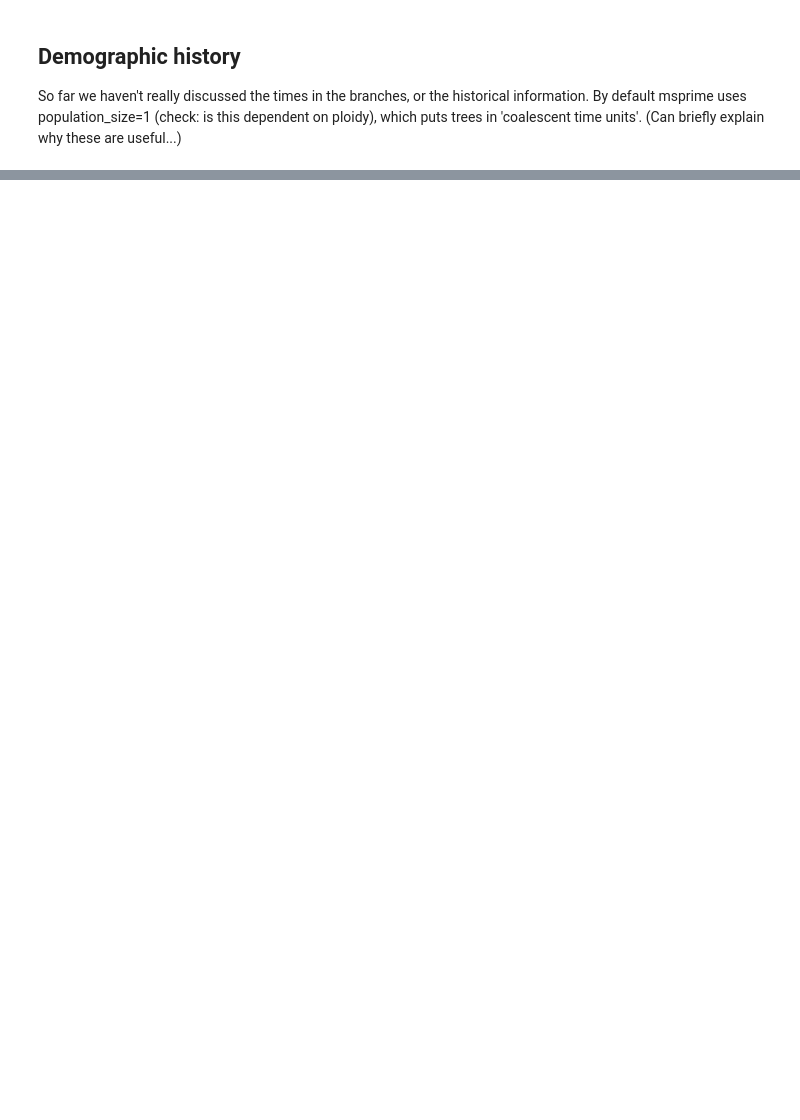
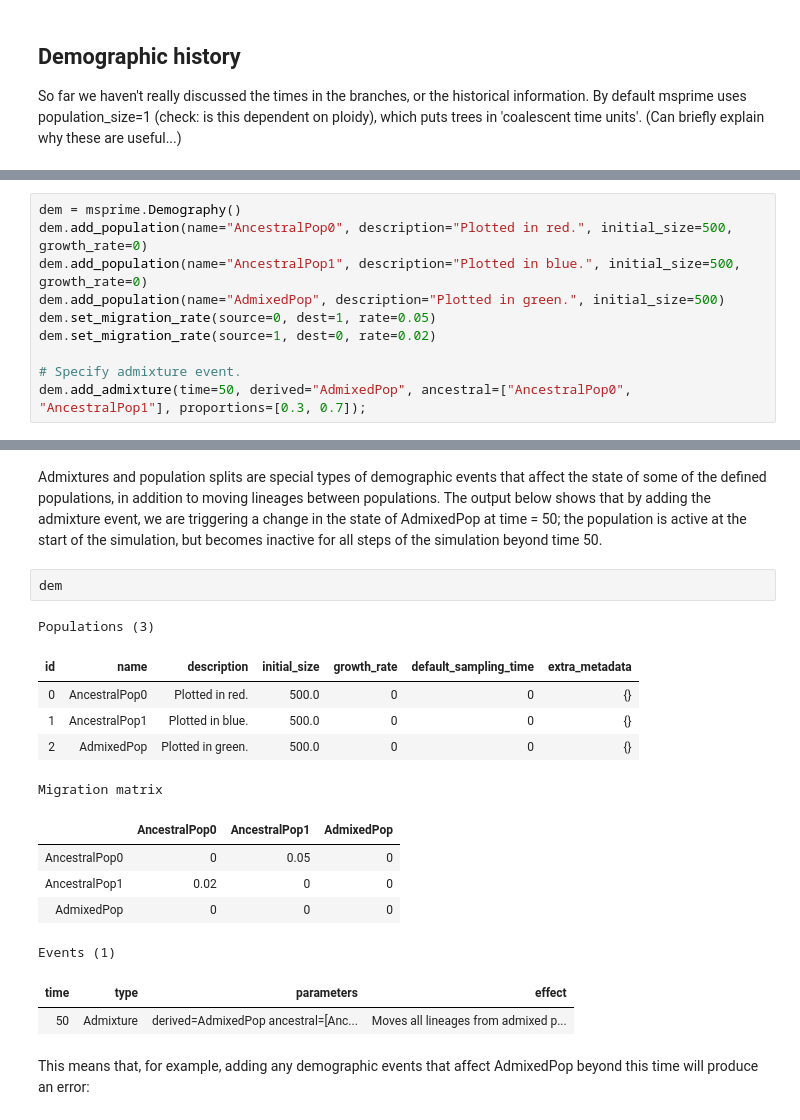
Before and after one commit to gtsambos/2022-ts-workshops, a Jupyter notebook: 2-simulating-ancestry.ipynb, the cells around one changed output, grey strips where cells are left out. Saved outputs shown, nothing was run; the diff lists cells and outputs as text; blank space fills up the shorter version.

```diff
--- a/2-simulating-ancestry.ipynb
+++ b/2-simulating-ancestry.ipynb
@@ -120,0 +218,10 @@ However, in reality we are trying to model a species whose demographic history w
+# %%
+dem = msprime.Demography()
+dem.add_population(name="AncestralPop0", description="Plotted in red.", initial_size=500, growth_rate=0)
+dem.add_population(name="AncestralPop1", description="Plotted in blue.", initial_size=500, growth_rate=0)
+dem.add_population(name="AdmixedPop", description="Plotted in green.", initial_size=500)
+dem.set_migration_rate(source=0, dest=1, rate=0.05)
+dem.set_migration_rate(source=1, dest=0, rate=0.02)
+
+# Specify admixture event.
+dem.add_admixture(time=50, derived="AdmixedPop", ancestral=["AncestralPop0", "AncestralPop1"], proportions=[0.3, 0.7]);
@@ -120,0 +247,20 @@ However, in reality we are trying to model a species whose demographic history w
+# %% [markdown]
+Admixtures and population splits are special types of demographic events that affect the state of some of the defined populations, in addition to moving lineages between populations. The output below shows that by adding the admixture event, we are triggering a change in the state of AdmixedPop at time = 50; the population is active at the start of the simulation, but becomes inactive for all steps of the simulation beyond time 50.
+# %%
+dem
+# %% [output]
+Populations (3)
+| id | name | description | initial_size | growth_rate | default_sampling_time | extra_metadata |
+| 0 | AncestralPop0 | Plotted in red. | 500.0 | 0 | 0 | {} |
+| 1 | AncestralPop1 | Plotted in blue. | 500.0 | 0 | 0 | {} |
+| 2 | AdmixedPop | Plotted in green. | 500.0 | 0 | 0 | {} |
+Migration matrix
+|  | AncestralPop0 | AncestralPop1 | AdmixedPop |
+| AncestralPop0 | 0 | 0.05 | 0 |
+| AncestralPop1 | 0.02 | 0 | 0 |
+| AdmixedPop | 0 | 0 | 0 |
+Events (1)
+| time | type | parameters | effect |
+| 50 | Admixture | derived=AdmixedPop ancestral=[Anc... | Moves all lineages from admixed p... |
+# %% [markdown]
+This means that, for example, adding any demographic events that affect AdmixedPop beyond this time will produce an error:
```
Also changed, not shown: parts of 47 cells of this notebook, 3 other files.
